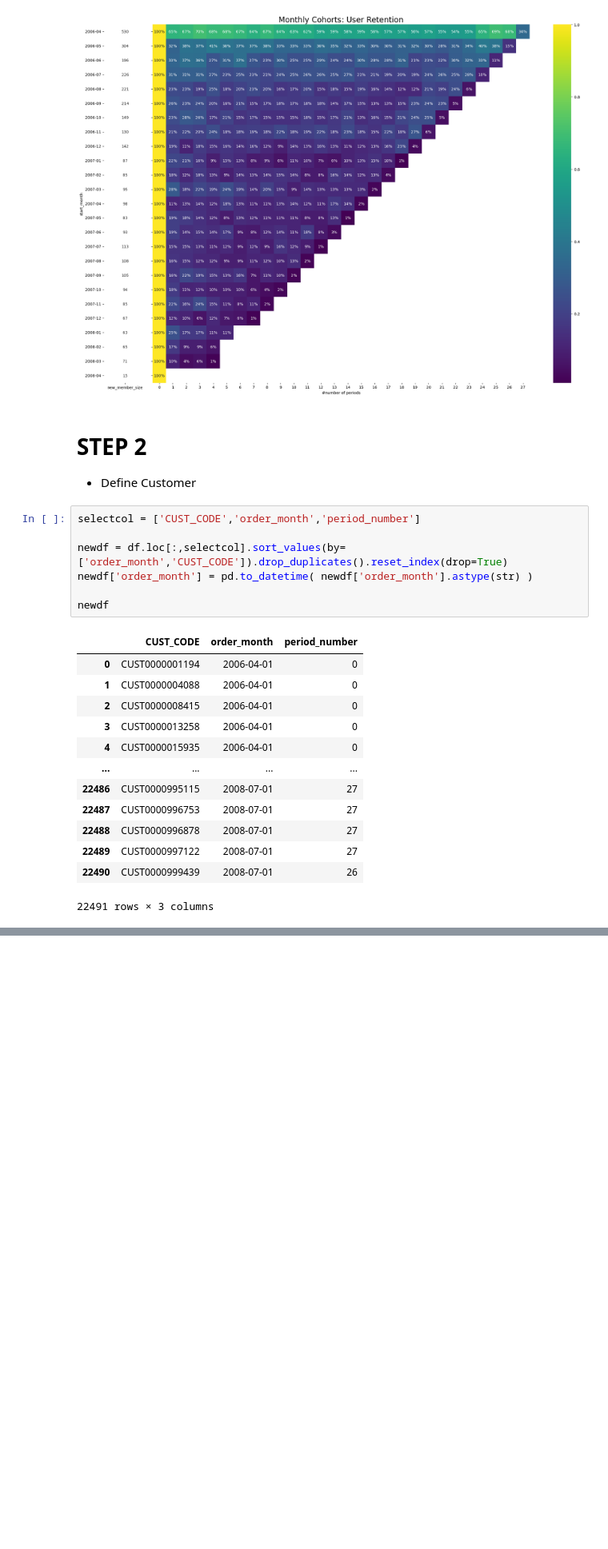
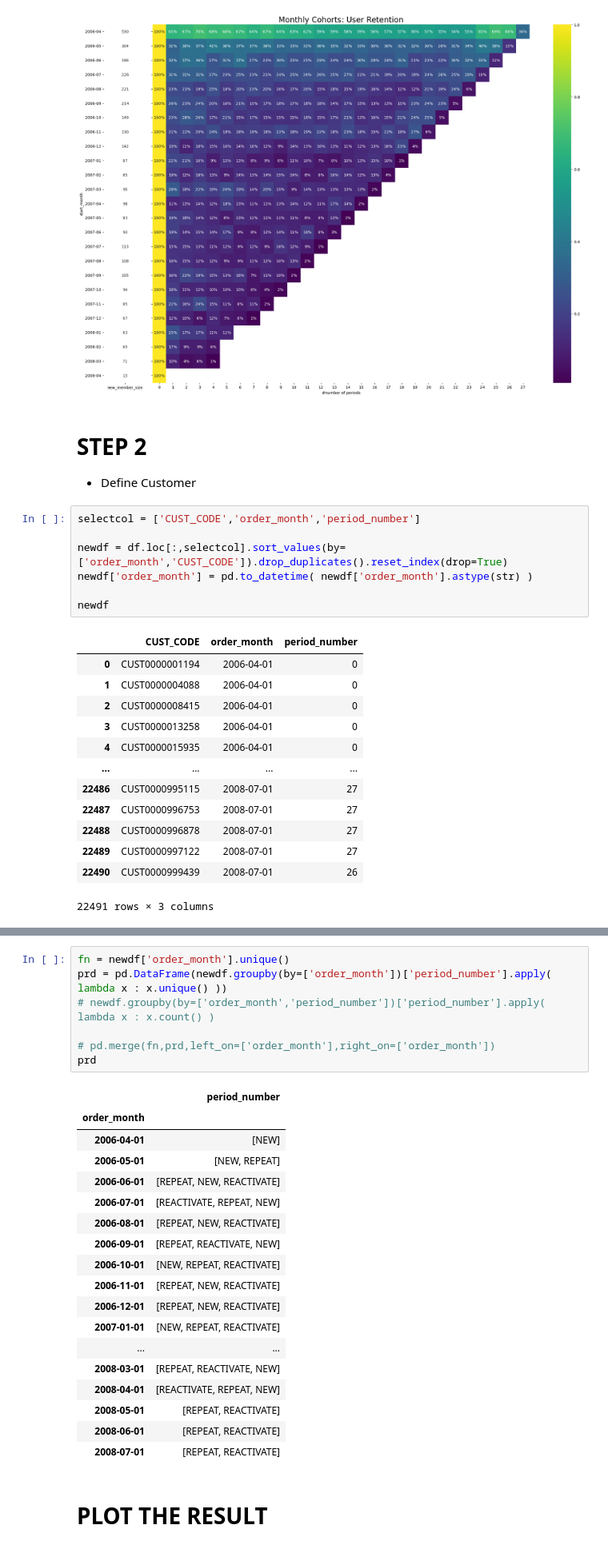
Before and after one commit to HikariJadeEmpire/AdvancedAnalytics-MADT8101, a Jupyter notebook: Week04_ChurnScoring/myChurnPrediction.ipynb, the cells around one changed output, grey strips where cells are left out. Shown at 80% size. Drawn from its saved outputs; the diff is of its cells as text; blank space fills up the shorter version.

```diff
--- a/Week04_ChurnScoring/myChurnPrediction.ipynb
+++ b/Week04_ChurnScoring/myChurnPrediction.ipynb
@@ -264,0 +287,28 @@ Name: period_number, dtype: object
+# %%
+fn = newdf['order_month'].unique()
+prd = pd.DataFrame(newdf.groupby(by=['order_month'])['period_number'].apply( lambda x : x.unique() ))
+# newdf.groupby(by=['order_month','period_number'])['period_number'].apply( lambda x : x.count() )
+
+# pd.merge(fn,prd,left_on=['order_month'],right_on=['order_month'])
+prd
+# %% [output]
+|  | period_number |
+| order_month |  |
+| 2006-04-01 | [NEW] |
+| 2006-05-01 | [NEW, REPEAT] |
+| 2006-06-01 | [REPEAT, NEW, REACTIVATE] |
+| 2006-07-01 | [REACTIVATE, REPEAT, NEW] |
+| 2006-08-01 | [REPEAT, NEW, REACTIVATE] |
+| 2006-09-01 | [REPEAT, REACTIVATE, NEW] |
+| 2006-10-01 | [NEW, REPEAT, REACTIVATE] |
+| 2006-11-01 | [REPEAT, NEW, REACTIVATE] |
+| 2006-12-01 | [REPEAT, NEW, REACTIVATE] |
+| 2007-01-01 | [NEW, REPEAT, REACTIVATE] |
+| ... | ... |
+| 2008-03-01 | [REPEAT, REACTIVATE, NEW] |
+| 2008-04-01 | [REACTIVATE, REPEAT, NEW] |
+| 2008-05-01 | [REPEAT, REACTIVATE] |
+| 2008-06-01 | [REPEAT, REACTIVATE] |
+| 2008-07-01 | [REPEAT, REACTIVATE] |
+# %% [markdown]
+# PLOT THE RESULT
```
Also changed, not shown: parts of 9 cells of this notebook.
